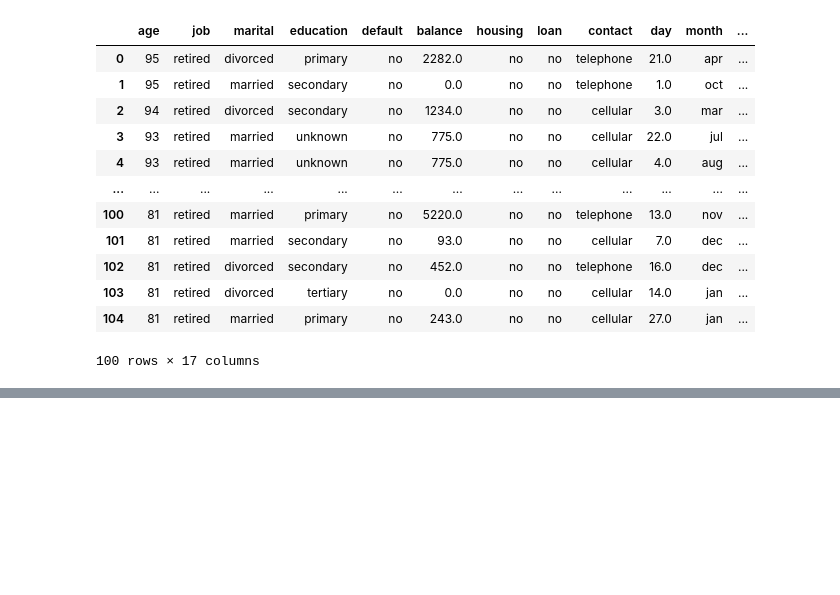
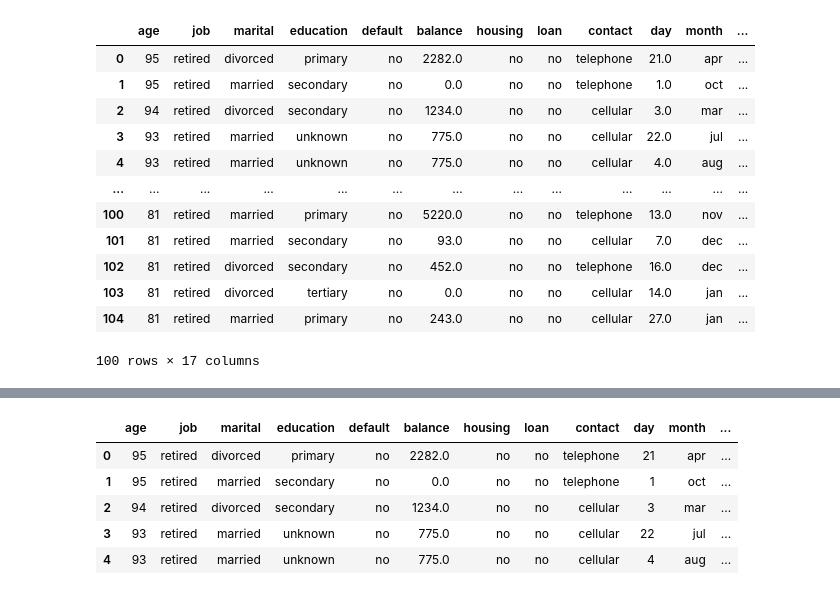
Before and after one commit to berkayersoy/Project3_Bank, a Jupyter notebook: last_bank_project.ipynb, the cells around one changed output, grey strips where cells are left out. Saved outputs shown, nothing was run; the diff lists cells and outputs as text; code cells hidden in the pictures; blank space fills up the shorter version.

```diff
--- a/last_bank_project.ipynb
+++ b/last_bank_project.ipynb
@@ -308,0 +328,9 @@ bank_df[bank_df['previous'].isna()]
+# %%
+bank_df.head()
+# %% [output]
+|  | age | job | marital | education | default | balance | housing | loan | contact | day | month | ... |
+| 0 | 95 | retired | divorced | primary | no | 2282.0 | no | no | telephone | 21 | apr | ... |
+| 1 | 95 | retired | married | secondary | no | 0.0 | no | no | telephone | 1 | oct | ... |
+| 2 | 94 | retired | divorced | secondary | no | 1234.0 | no | no | cellular | 3 | mar | ... |
+| 3 | 93 | retired | married | unknown | no | 775.0 | no | no | cellular | 22 | jul | ... |
+| 4 | 93 | retired | married | unknown | no | 775.0 | no | no | cellular | 4 | aug | ... |
```
Also changed, not shown: parts of 5 cells of this notebook.
